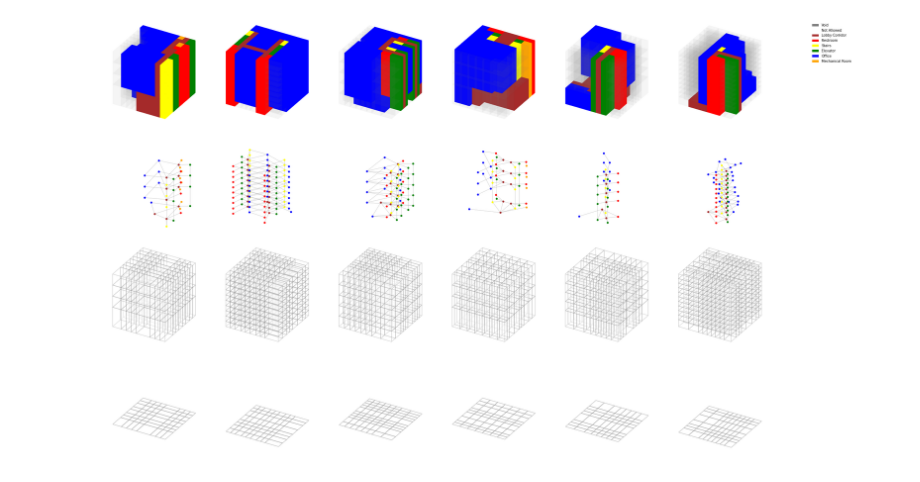
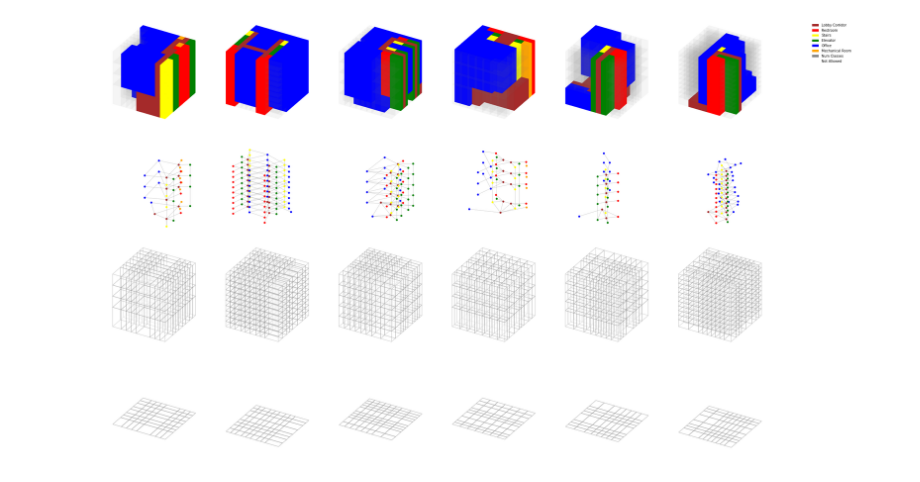
Before and after one commit to PARKCHEOLHEE-lab/building-gan-graph-conditioned-architectural-volume-generation, a Jupyter notebook: building_gan/notebooks/data-visualization.ipynb, the cells around one changed output. Drawn from its saved outputs; the diff is of its cells as text; code cells hidden in the pictures.

```diff
--- a/building_gan/notebooks/data-visualization.ipynb
+++ b/building_gan/notebooks/data-visualization.ipynb
@@ -47,8 +47,12 @@ for di, data_point in enumerate(data_points):
     for node in voxel_data["voxel_node"]:
         z_coo, y_coo, x_coo = node["coordinate"]
         z_dim, y_dim, x_dim = node["dimension"]
+        floor_num, _, _ = node["location"]
         voxel_type = node["type"]
-        floor_num, _, _ = node["location"]
+        if voxel_type == config.ProgramMap.VOID_OLD:
+            voxel_type = config.ProgramMap.VOID
+        elif voxel_type == config.ProgramMap.NOT_ALLOWED_OLD:
+            voxel_type = config.ProgramMap.NOT_ALLOWED
 
         voxel_vertices = [
             [x_coo, y_coo, z_coo],
@@ -75,7 +79,8 @@ for di, data_point in enumerate(data_points):
         voxel_grid.set_edgecolor("gray")
         ax_voxel_grid.add_collection3d(voxel_grid)
 
-        voxel = Poly3DCollection(voxel_faces, alpha=0.035 if voxel_type in (-1, -2) else 1.0)
+        voxel_color_alpha = 0.035 if voxel_type in (6, 7) else 1.0
+        voxel = Poly3DCollection(voxel_faces, alpha=voxel_color_alpha)
         voxel.set_facecolor(config.ProgramMap.COLORS[voxel_type])
         ax.add_collection3d(voxel)
 
@@ -167,31 +172,31 @@ for di, data_point in enumerate(data_points):
     ax_graph_local.set_xlim(min_coords[2], max_coords[2])
     ax_graph_local.set_ylim(min_coords[1], max_coords[1])
     ax_graph_local.set_zlim(min_coords[0], max_coords[0])
 
     # plot legends
     if di == len(data_points) - 1:
 
         program_map_reversed = {v: k for k, v in config.ProgramMap.__dict__.items() if isinstance(v, Hashable)}
 
         ax_legend = fig.add_subplot(row, col, di + 2, projection="3d")
         ax_legend.legend(
             handles=[
                 Patch(
                     facecolor=config.ProgramMap.COLORS[program],
                     label=program_map_reversed[program].replace("_", " ").title(),
                 )
                 for program in config.ProgramMap.COLORS.keys()
             ],
             fontsize=7,
             frameon=False,
             loc="upper center",
         )
 
         ax_legend.set_box_aspect([1, 1, 1])
         ax_legend.set_proj_type("ortho")
         ax_legend._axis3don = False
 
 plt.tight_layout()
 plt.show()
 # %% [output]
-[figure, old version]
+[figure, new version]
```
